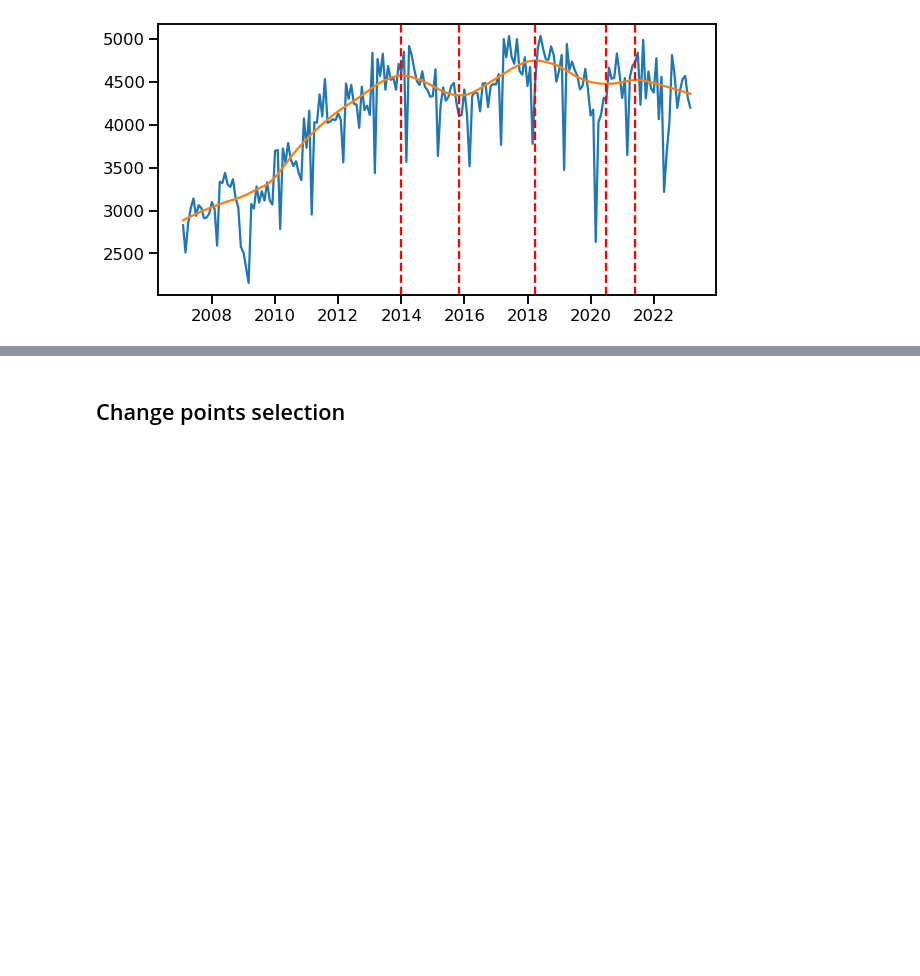
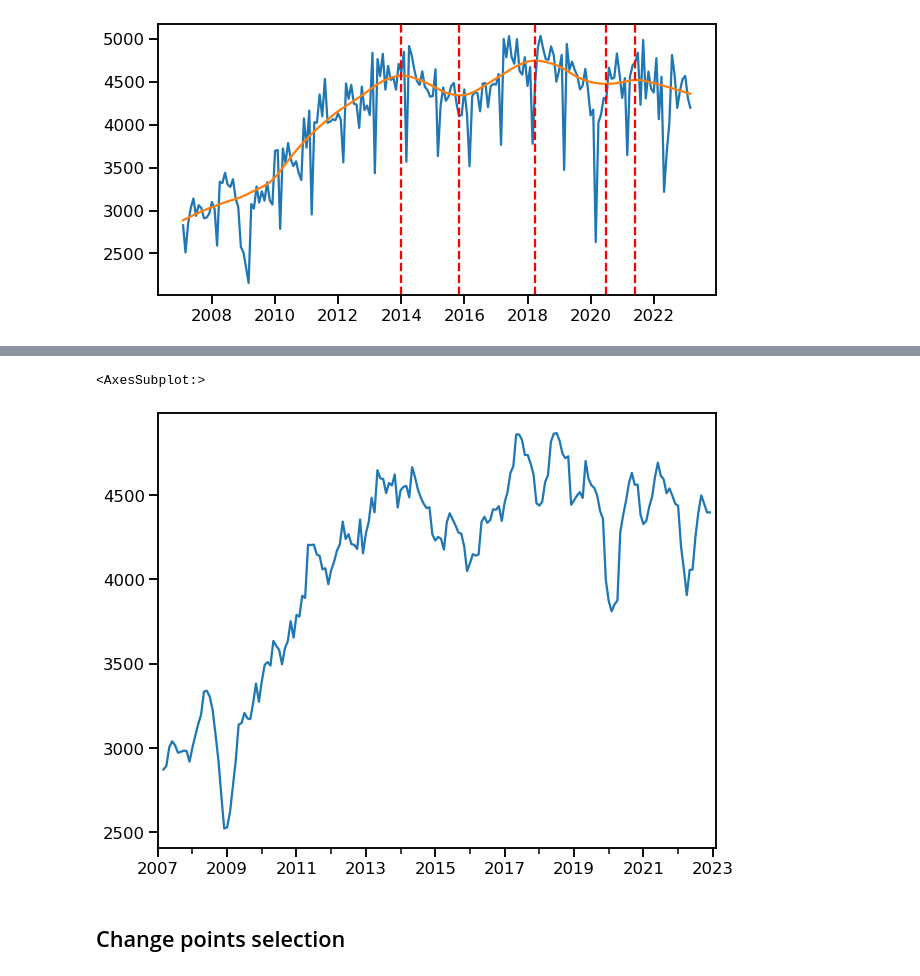
Before and after one commit to 21ckwj/project, a Jupyter notebook: project_container_freight_prediction/2. 데이터분석 및 예측.ipynb, the cells around one changed output, grey strips where cells are left out. Cells and saved outputs as stored; diff of their text form; code cells hidden in the pictures; blank space fills up the shorter version.

```diff
--- a/project_container_freight_prediction/2. 데이터분석 및 예측.ipynb
+++ b/project_container_freight_prediction/2. 데이터분석 및 예측.ipynb
@@ -370,3 +403,8 @@ Change points: 2020-06-30 00:00:00
+# %%
+df_rolling['cargo'].plot()
+# %% [output]
+<AxesSubplot:>
+[figure, added]
 # %%
 features = ["lowess"]
 target = ["cargo"]
```
Also changed, not shown: parts of 7 cells of this notebook.
